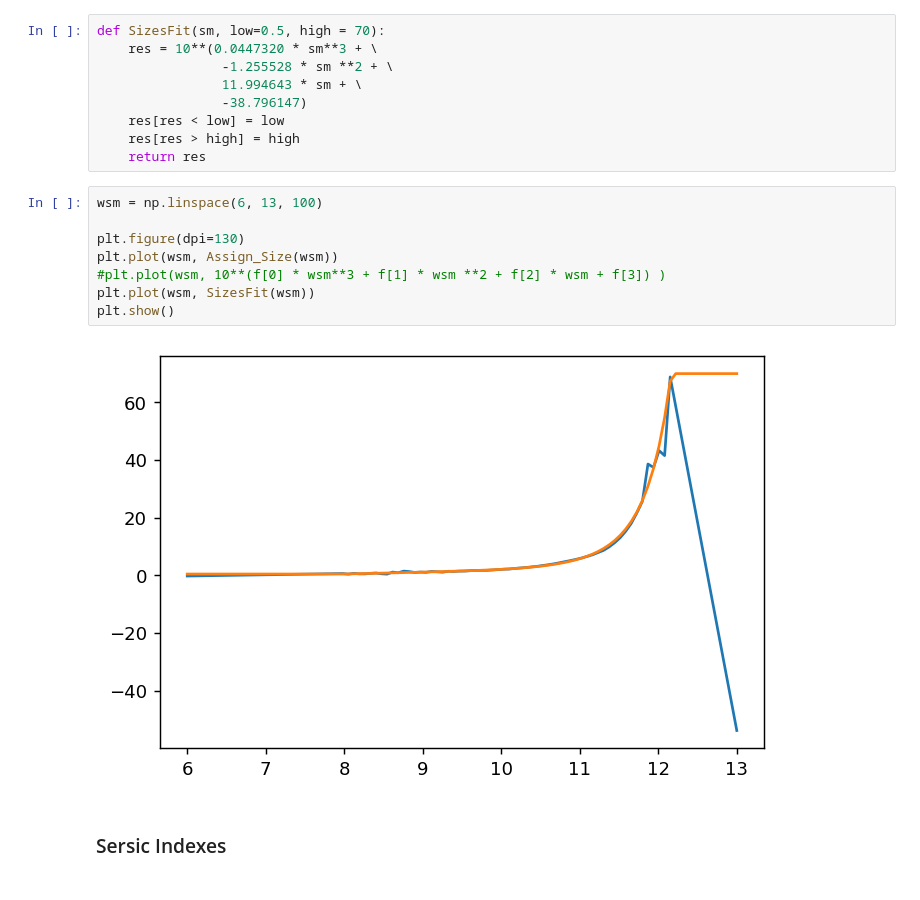
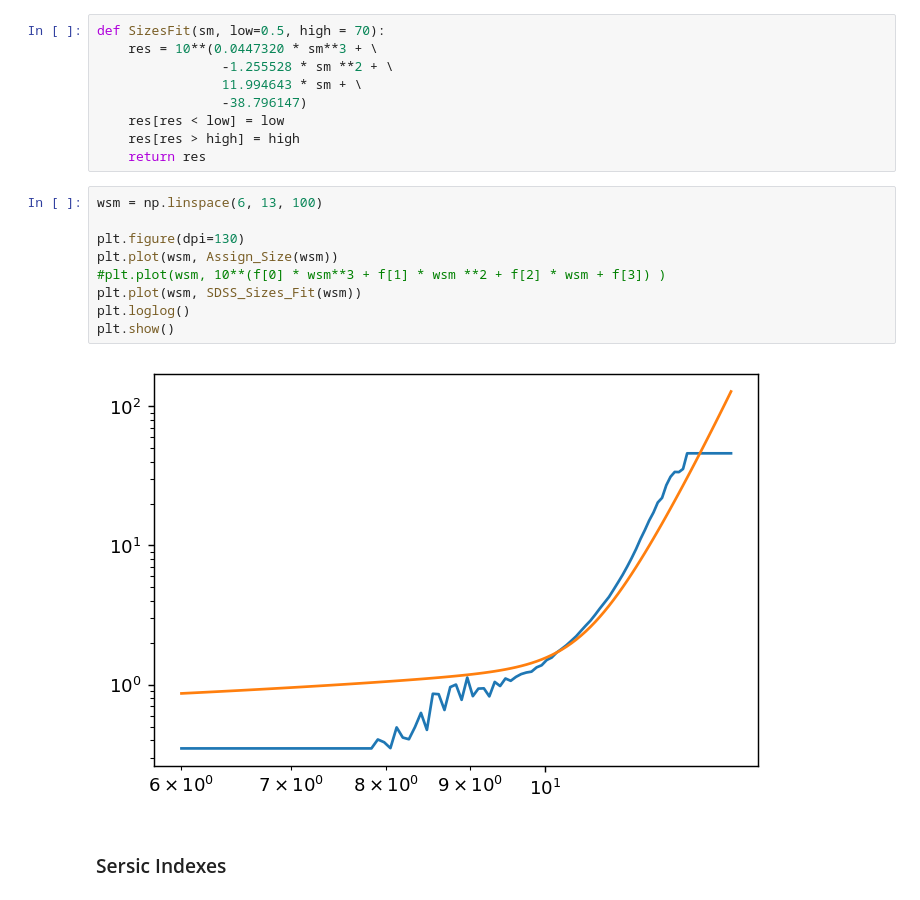
Before and after one commit to ChrisMarsden833/GalaxyTools, a Jupyter notebook: RelationsComparison.ipynb, the cells around one changed output. Drawn from its saved outputs; the diff is of its cells as text.

```diff
--- a/RelationsComparison.ipynb
+++ b/RelationsComparison.ipynb
@@ -35,13 +36,14 @@ def SizesFit(sm, low=0.5, high = 70):
 # %%
 wsm = np.linspace(6, 13, 100)
 
 plt.figure(dpi=130)
 plt.plot(wsm, Assign_Size(wsm))
 #plt.plot(wsm, 10**(f[0] * wsm**3 + f[1] * wsm **2 + f[2] * wsm + f[3]) )
-plt.plot(wsm, SizesFit(wsm))
+plt.plot(wsm, SDSS_Sizes_Fit(wsm))
+plt.loglog()
 plt.show()
 # %% [output]
-[figure, old version]
+[figure, new version]
 # %% [markdown]
 ### Sersic Indexes
 # %%
```
Also changed, not shown: parts of 1 cell of this notebook, 3 other files.
